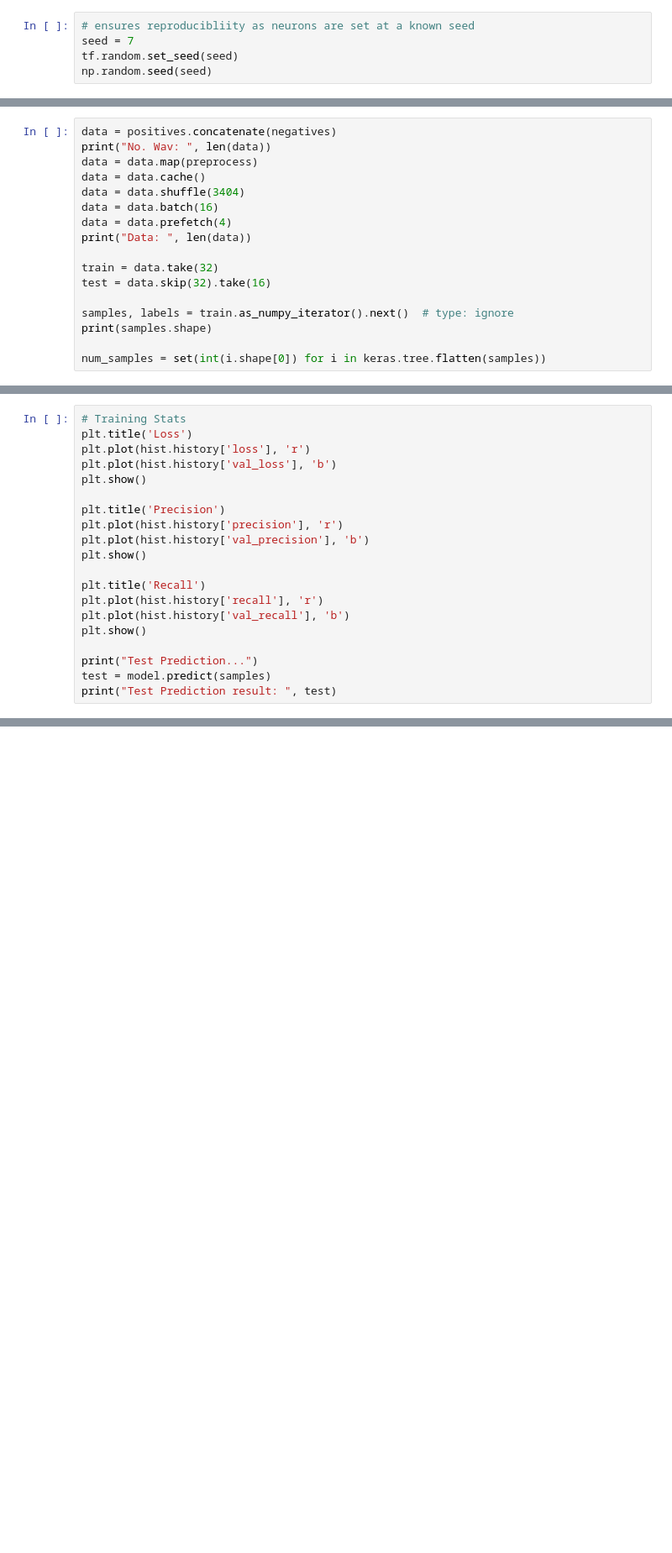
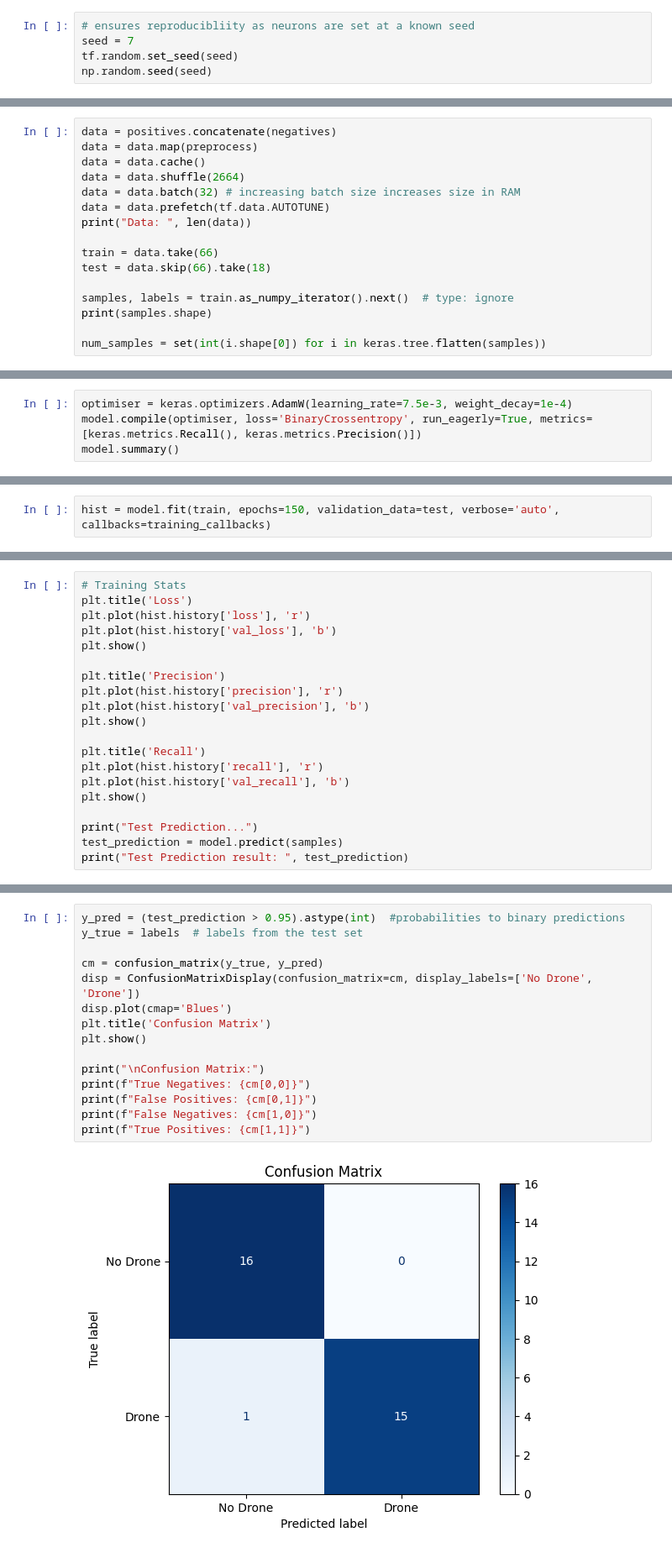
Before and after one commit to ThatoMkoni/ASU_CNN_TENSORFLOW, a Jupyter notebook: ASU_CNN.ipynb, the cells around one changed output, grey strips where cells are left out. Shown at 84% size. Cells and saved outputs as stored; diff of their text form; blank space fills up the shorter version.

```diff
--- a/ASU_CNN.ipynb
+++ b/ASU_CNN.ipynb
@@ -56,16 +86,15 @@ positives = tf.data.Dataset.zip((pos, tf.data.Dataset.from_tensor_slices(tf.ones
 negatives = tf.data.Dataset.zip((neg, tf.data.Dataset.from_tensor_slices(tf.zeros(len(neg)))))
 # %%
 data = positives.concatenate(negatives)
-print("No. Wav: ", len(data))
 data = data.map(preprocess)
 data = data.cache()
-data = data.shuffle(3404)
-data = data.batch(16)
-data = data.prefetch(4)
+data = data.shuffle(2664)
+data = data.batch(32) # increasing batch size increases size in RAM
+data = data.prefetch(tf.data.AUTOTUNE)
 print("Data: ", len(data))
 
-train = data.take(32)
-test = data.skip(32).take(16)
+train = data.take(66)
+test = data.skip(66).take(18)
 
 samples, labels = train.as_numpy_iterator().next()  # type: ignore
 print(samples.shape)
@@ -97,0 +128,4 @@ hist = model.fit(train, epochs=5, validation_data=test, verbose='auto')
+# %%
+optimiser = keras.optimizers.AdamW(learning_rate=7.5e-3, weight_decay=1e-4)
+model.compile(optimiser, loss='BinaryCrossentropy', run_eagerly=True, metrics=[keras.metrics.Recall(), keras.metrics.Precision()])
+model.summary()
@@ -97,0 +187,2 @@ hist = model.fit(train, epochs=5, validation_data=test, verbose='auto')
+# %%
+hist = model.fit(train, epochs=150, validation_data=test, verbose='auto', callbacks=training_callbacks)
@@ -113,5 +222,5 @@ plt.plot(hist.history['val_recall'], 'b')
 plt.show()
 
 print("Test Prediction...")
-test = model.predict(samples)
-print("Test Prediction result: ", test)
+test_prediction = model.predict(samples)
+print("Test Prediction result: ", test_prediction)
@@ -117,0 +248,17 @@ print("Test Prediction result: ", test)
+# %%
+y_pred = (test_prediction > 0.95).astype(int)  #probabilities to binary predictions
+y_true = labels  # labels from the test set
+
+cm = confusion_matrix(y_true, y_pred)
+disp = ConfusionMatrixDisplay(confusion_matrix=cm, display_labels=['No Drone', 'Drone'])
+disp.plot(cmap='Blues')
+plt.title('Confusion Matrix')
+plt.show()
+
+print("\nConfusion Matrix:")
+print(f"True Negatives: {cm[0,0]}")
+print(f"False Positives: {cm[0,1]}")
+print(f"False Negatives: {cm[1,0]}")
+print(f"True Positives: {cm[1,1]}")
+# %% [output]
+[figure, added]
```
Also changed, not shown: parts of 19 cells of this notebook.
